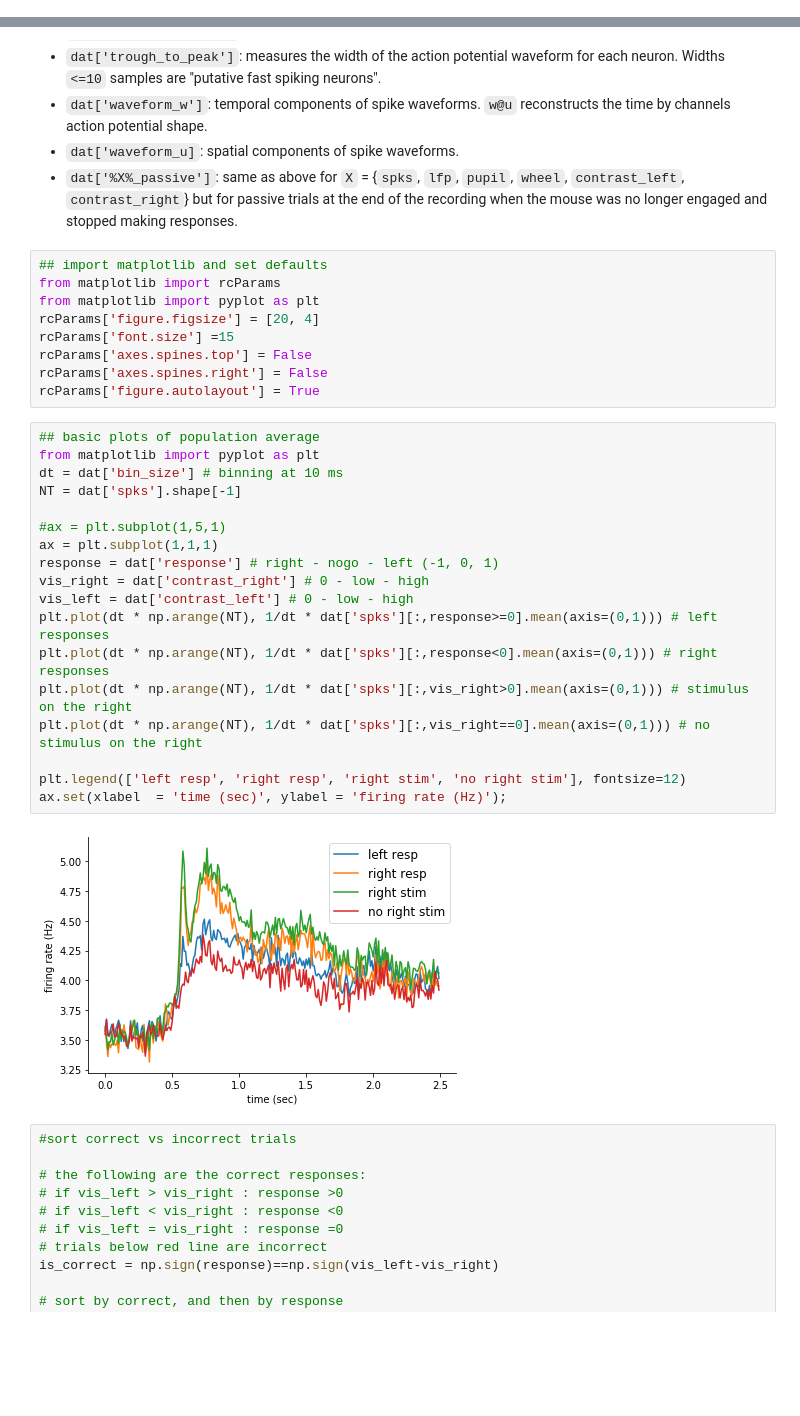
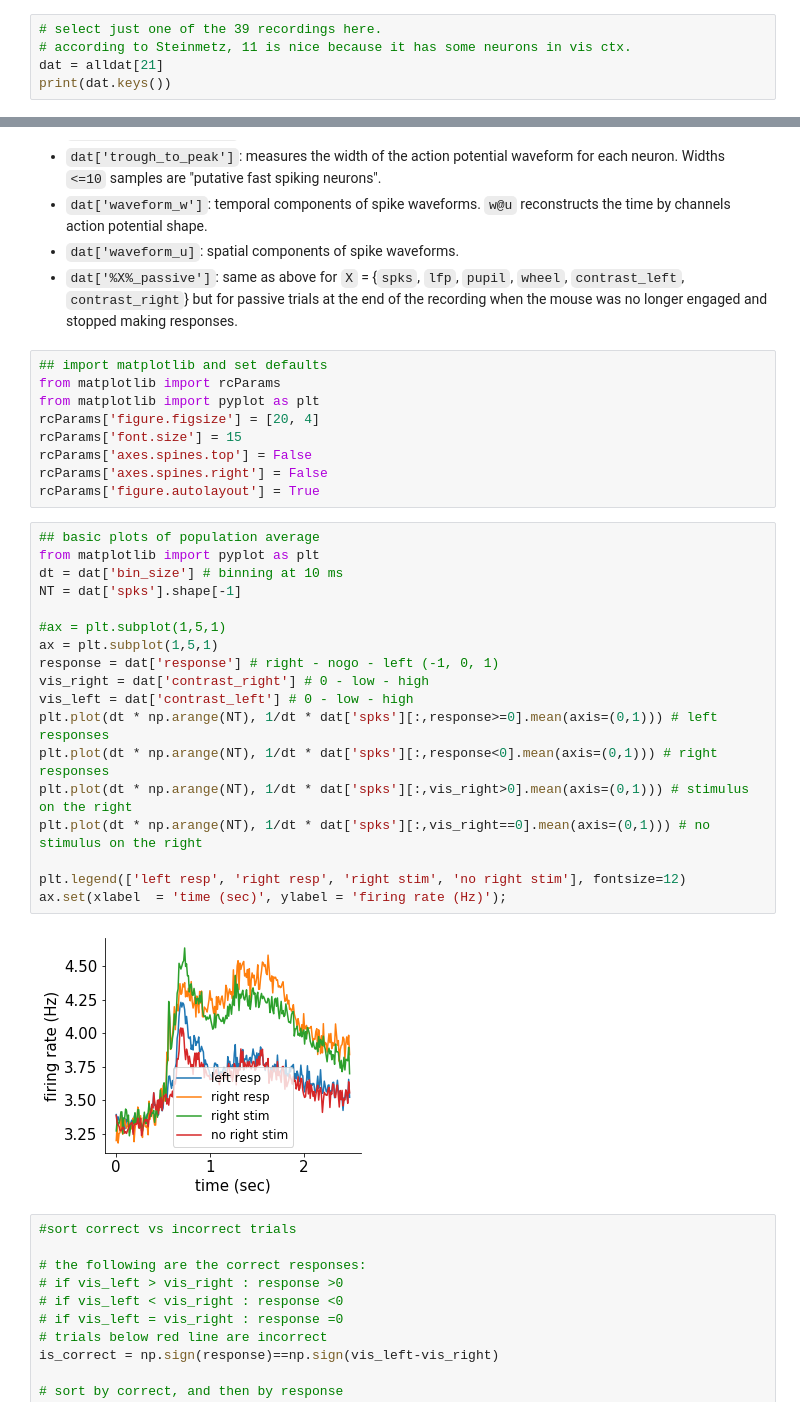
Before and after one commit to KceniaB/NMA_project, a Jupyter notebook: sam/Steinmetz_example_playground.ipynb, the cells around one changed output, grey strips where cells are left out. Drawn from its saved outputs; the diff is of its cells as text; blank space fills up the shorter version.

```diff
--- a/sam/Steinmetz_example_playground.ipynb
+++ b/sam/Steinmetz_example_playground.ipynb
@@ -17,0 +16,5 @@ dict_keys(['spks', 'wheel', 'pupil', 'lfp', 'response', 'response_time', 'bin_si
+# %%
+# select just one of the 39 recordings here.
+# according to Steinmetz, 11 is nice because it has some neurons in vis ctx.
+dat = alldat[21]
+print(dat.keys())
@@ -42,30 +47,30 @@ dict_keys(['spks', 'wheel', 'pupil', 'lfp', 'response', 'response_time', 'bin_si
 from matplotlib import rcParams
 from matplotlib import pyplot as plt
 rcParams['figure.figsize'] = [20, 4]
-rcParams['font.size'] =15
+rcParams['font.size'] = 15
 rcParams['axes.spines.top'] = False
 rcParams['axes.spines.right'] = False
 rcParams['figure.autolayout'] = True
 # %%
 ## basic plots of population average
 from matplotlib import pyplot as plt
 dt = dat['bin_size'] # binning at 10 ms
 NT = dat['spks'].shape[-1]
 
 #ax = plt.subplot(1,5,1)
-ax = plt.subplot(1,1,1)
+ax = plt.subplot(1,5,1)
 response = dat['response'] # right - nogo - left (-1, 0, 1)
 vis_right = dat['contrast_right'] # 0 - low - high
 vis_left = dat['contrast_left'] # 0 - low - high
 plt.plot(dt * np.arange(NT), 1/dt * dat['spks'][:,response>=0].mean(axis=(0,1))) # left responses
 plt.plot(dt * np.arange(NT), 1/dt * dat['spks'][:,response<0].mean(axis=(0,1))) # right responses
 plt.plot(dt * np.arange(NT), 1/dt * dat['spks'][:,vis_right>0].mean(axis=(0,1))) # stimulus on the right
 plt.plot(dt * np.arange(NT), 1/dt * dat['spks'][:,vis_right==0].mean(axis=(0,1))) # no stimulus on the right
 
 plt.legend(['left resp', 'right resp', 'right stim', 'no right stim'], fontsize=12)
 ax.set(xlabel  = 'time (sec)', ylabel = 'firing rate (Hz)');
 # %% [output]
-[figure, old version]
+[figure, new version]
 # %%
 #sort correct vs incorrect trials
 
```
Also changed, not shown: parts of 15 cells of this notebook, 1 other file.
